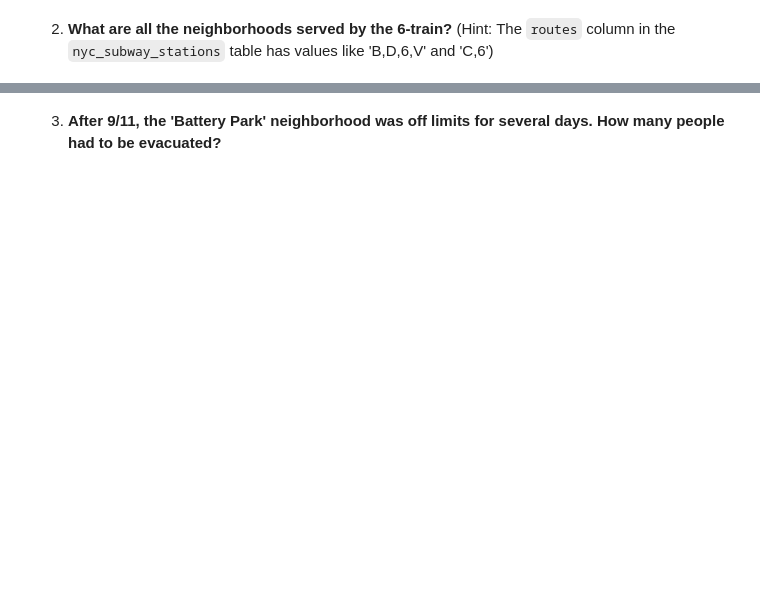
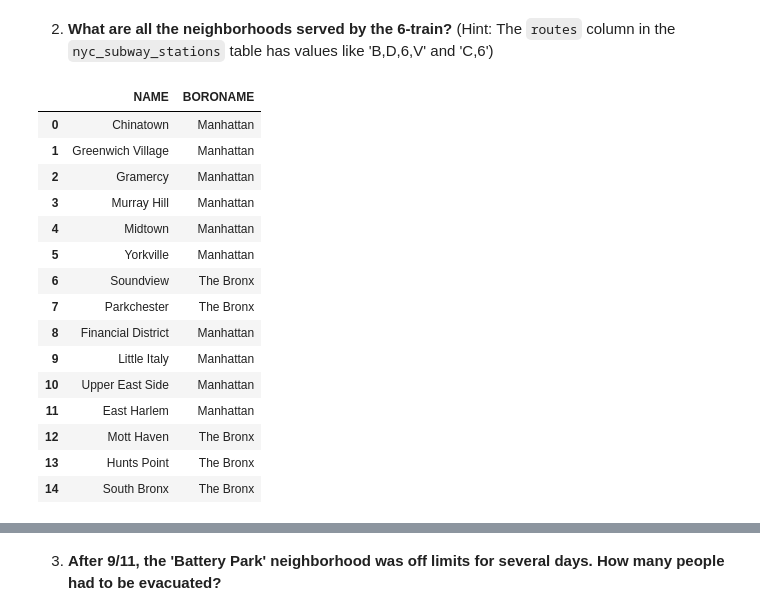
Before and after one commit to NourahAlhosain/CASA0025, a Jupyter notebook: W04_postgis2.ipynb, the cells around one changed output, grey strips where cells are left out. Drawn from its saved outputs; the diff is of its cells as text; code cells hidden in the pictures; blank space fills up the shorter version.

```diff
--- a/W04_postgis2.ipynb
+++ b/W04_postgis2.ipynb
@@ -40,2 +148,25 @@ Download the [nyc_data.zip](https://github.com/opengeos/data/raw/main/duckdb/nyc
 # %% [markdown]
 2. **What are all the neighborhoods served by the 6-train?** (Hint: The `routes` column in the `nyc_subway_stations` table has values like \'B,D,6,V\' and \'C,6\')
+# %%
+%%sql
+
+SELECT DISTINCT nyc_n."NAME", nyc_n."BORONAME" FROM nyc_neighborhoods AS nyc_n
+JOIN nyc_subway_stations As nyc_s ON ST_WITHIN(nyc_s.geom, nyc_n.geom)
+WHERE nyc_s."ROUTES" LIKE '%6%';
+# %% [output]
+|  | NAME | BORONAME |
+| 0 | Chinatown | Manhattan |
+| 1 | Greenwich Village | Manhattan |
+| 2 | Gramercy | Manhattan |
+| 3 | Murray Hill | Manhattan |
+| 4 | Midtown | Manhattan |
+| 5 | Yorkville | Manhattan |
+| 6 | Soundview | The Bronx |
+| 7 | Parkchester | The Bronx |
+| 8 | Financial District | Manhattan |
+| 9 | Little Italy | Manhattan |
+| 10 | Upper East Side | Manhattan |
+| 11 | East Harlem | Manhattan |
+| 12 | Mott Haven | The Bronx |
+| 13 | Hunts Point | The Bronx |
+| 14 | South Bronx | The Bronx |
```
Also changed, not shown: parts of 20 cells of this notebook.
